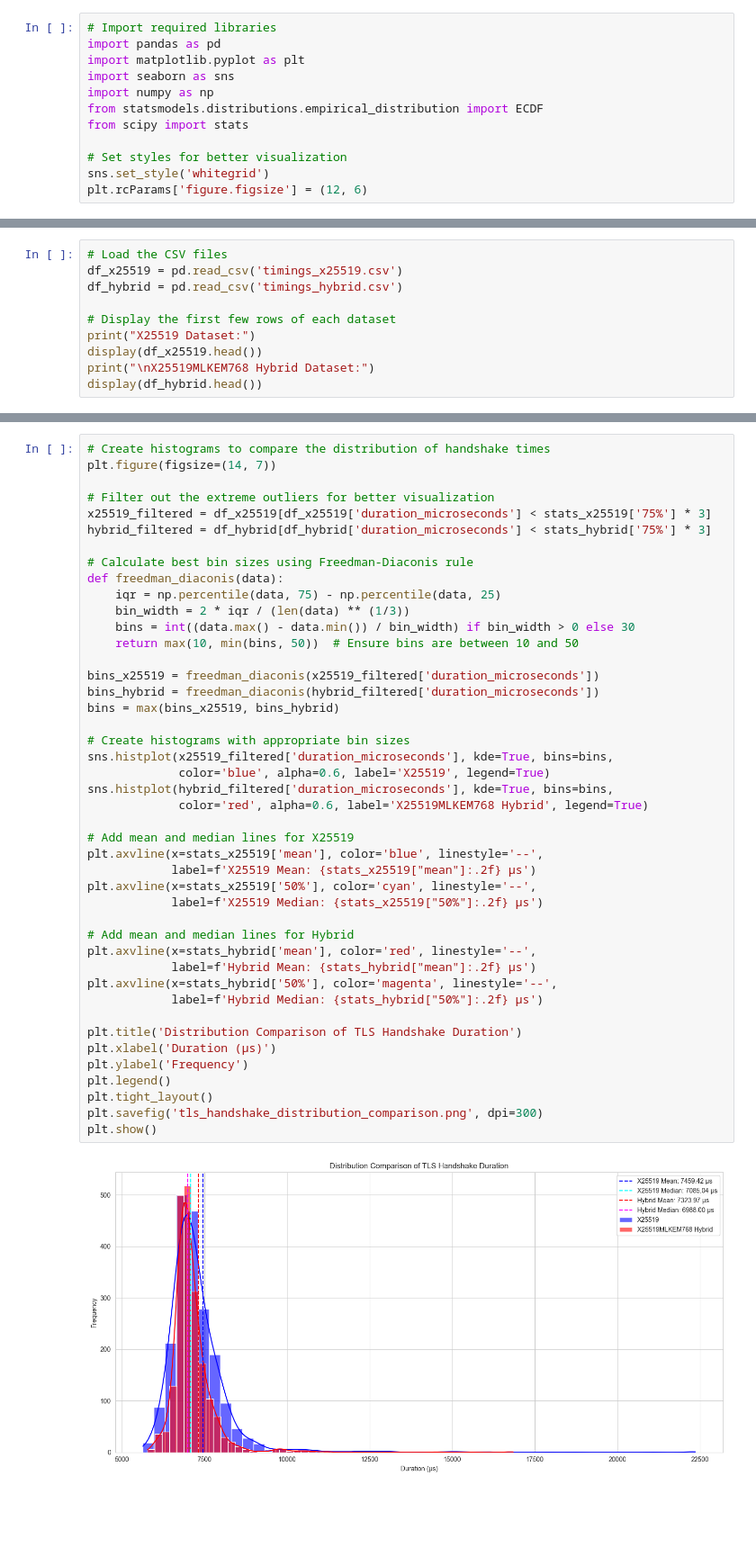
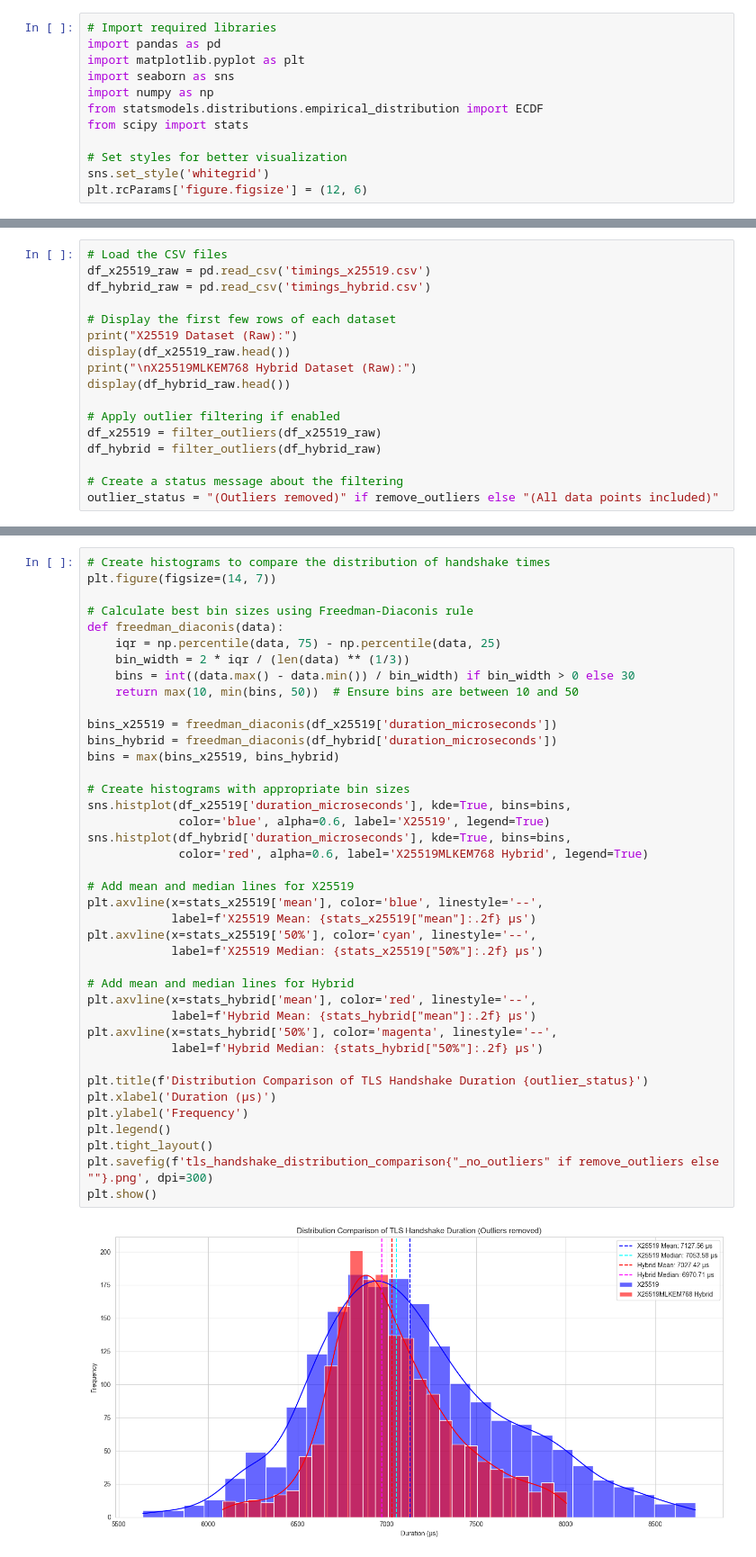
Before and after one commit to linukaratnayake/x25519mlkem768_x25519_perf_analysis, a Jupyter notebook: results/visualize_results.ipynb, the cells around one changed output, grey strips where cells are left out. Shown at 90% size. Drawn from its saved outputs; the diff is of its cells as text; blank space fills up the shorter version.

Commit message:
Remove outliers configured with a flag

```diff
--- a/results/visualize_results.ipynb
+++ b/results/visualize_results.ipynb
@@ -44,11 +69,18 @@ plt.rcParams['figure.figsize'] = (12, 6)
 # %%
 # Load the CSV files
-df_x25519 = pd.read_csv('timings_x25519.csv')
-df_hybrid = pd.read_csv('timings_hybrid.csv')
+df_x25519_raw = pd.read_csv('timings_x25519.csv')
+df_hybrid_raw = pd.read_csv('timings_hybrid.csv')
 
 # Display the first few rows of each dataset
-print("X25519 Dataset:")
-display(df_x25519.head())
-print("\nX25519MLKEM768 Hybrid Dataset:")
-display(df_hybrid.head())
+print("X25519 Dataset (Raw):")
+display(df_x25519_raw.head())
+print("\nX25519MLKEM768 Hybrid Dataset (Raw):")
+display(df_hybrid_raw.head())
+
+# Apply outlier filtering if enabled
+df_x25519 = filter_outliers(df_x25519_raw)
+df_hybrid = filter_outliers(df_hybrid_raw)
+
+# Create a status message about the filtering
+outlier_status = "(Outliers removed)" if remove_outliers else "(All data points included)"
 # %% [output]
@@ -192,47 +236,43 @@ plt.show()
 # %%
 # Create histograms to compare the distribution of handshake times
 plt.figure(figsize=(14, 7))
-
-# Filter out the extreme outliers for better visualization
-x25519_filtered = df_x25519[df_x25519['duration_microseconds'] < stats_x25519['75%'] * 3]
-hybrid_filtered = df_hybrid[df_hybrid['duration_microseconds'] < stats_hybrid['75%'] * 3]
 
 # Calculate best bin sizes using Freedman-Diaconis rule
 def freedman_diaconis(data):
     iqr = np.percentile(data, 75) - np.percentile(data, 25)
     bin_width = 2 * iqr / (len(data) ** (1/3))
     bins = int((data.max() - data.min()) / bin_width) if bin_width > 0 else 30
     return max(10, min(bins, 50))  # Ensure bins are between 10 and 50
 
-bins_x25519 = freedman_diaconis(x25519_filtered['duration_microseconds'])
-bins_hybrid = freedman_diaconis(hybrid_filtered['duration_microseconds'])
+bins_x25519 = freedman_diaconis(df_x25519['duration_microseconds'])
+bins_hybrid = freedman_diaconis(df_hybrid['duration_microseconds'])
 bins = max(bins_x25519, bins_hybrid)
 
 # Create histograms with appropriate bin sizes
-sns.histplot(x25519_filtered['duration_microseconds'], kde=True, bins=bins,
+sns.histplot(df_x25519['duration_microseconds'], kde=True, bins=bins,
              color='blue', alpha=0.6, label='X25519', legend=True)
-sns.histplot(hybrid_filtered['duration_microseconds'], kde=True, bins=bins,
+sns.histplot(df_hybrid['duration_microseconds'], kde=True, bins=bins,
              color='red', alpha=0.6, label='X25519MLKEM768 Hybrid', legend=True)
 
 # Add mean and median lines for X25519
 plt.axvline(x=stats_x25519['mean'], color='blue', linestyle='--',
             label=f'X25519 Mean: {stats_x25519["mean"]:.2f} μs')
 plt.axvline(x=stats_x25519['50%'], color='cyan', linestyle='--',
             label=f'X25519 Median: {stats_x25519["50%"]:.2f} μs')
 
 # Add mean and median lines for Hybrid
 plt.axvline(x=stats_hybrid['mean'], color='red', linestyle='--',
             label=f'Hybrid Mean: {stats_hybrid["mean"]:.2f} μs')
 plt.axvline(x=stats_hybrid['50%'], color='magenta', linestyle='--',
             label=f'Hybrid Median: {stats_hybrid["50%"]:.2f} μs')
 
-plt.title('Distribution Comparison of TLS Handshake Duration')
+plt.title(f'Distribution Comparison of TLS Handshake Duration {outlier_status}')
 plt.xlabel('Duration (μs)')
 plt.ylabel('Frequency')
 plt.legend()
 plt.tight_layout()
-plt.savefig('tls_handshake_distribution_comparison.png', dpi=300)
+plt.savefig(f'tls_handshake_distribution_comparison{"_no_outliers" if remove_outliers else ""}.png', dpi=300)
 plt.show()
 # %% [output]
-[figure, old version]
+[figure, new version]
 # %%
```
Also changed, not shown: parts of 11 cells of this notebook.
